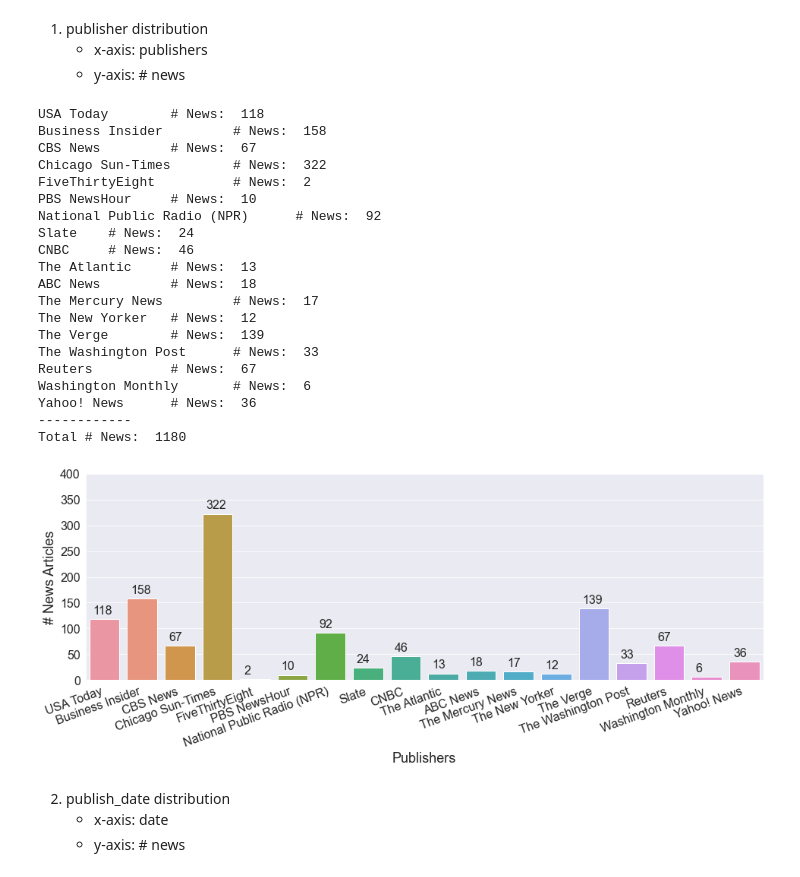
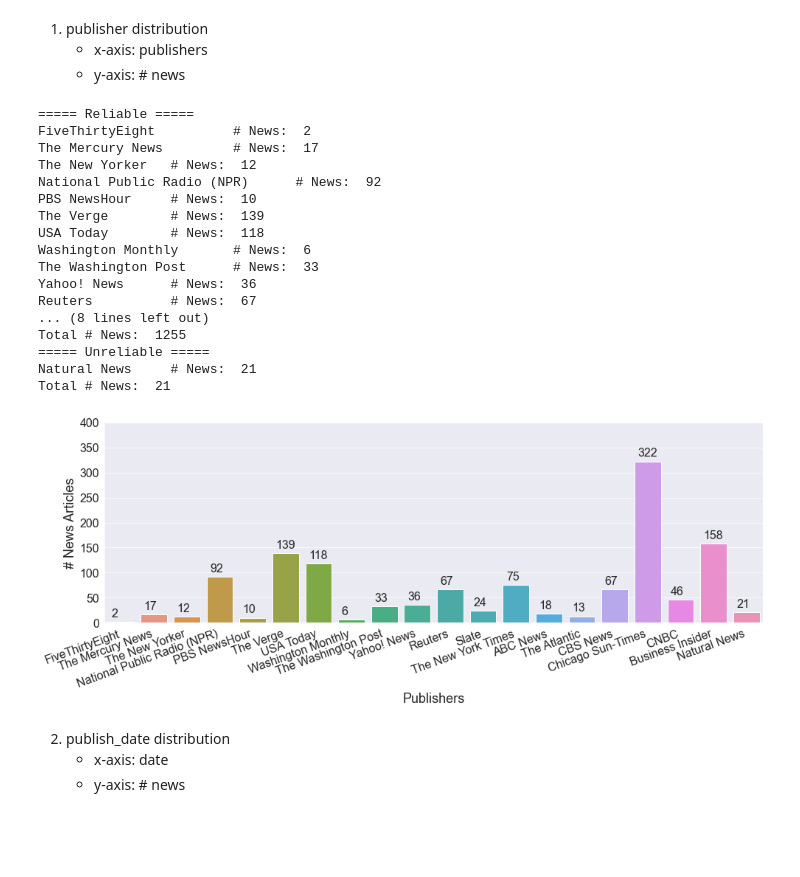
Before and after one commit to apurvamulay/ReCOVery, a Jupyter notebook: code/DataDistribution.ipynb, the cells around one changed output. Cells and saved outputs as stored; diff of their text form; code cells hidden in the pictures; blank space fills up the shorter version.

```diff
--- a/code/DataDistribution.ipynb
+++ b/code/DataDistribution.ipynb
@@ -53,54 +80,64 @@ print(news_publishers)
     - x-axis: publishers
     - y-axis: # news
 # %%
-total_news = 0
-
 news_publishers = []
 news_nums = []
-for CSV_FILE_NAME in CSV_FILE_NAMES:
+
+print("===== Reliable =====")
+total_news = 0
+for CSV_FILE_NAME in CSV_FILE_NAMES0:
     if CSV_FILE_NAME[:12]=="news-dataset":
-        df = pd.read_csv(CSV_FILE_DIR + '/' + CSV_FILE_NAME)
+        df = pd.read_csv(CSV_FILE_DIR0 + '/' + CSV_FILE_NAME)
         print(df['publisher'][0], "\t # News: ", df.shape[0])
 
         news_publishers.append(df['publisher'][0])
         news_nums.append(df.shape[0])
 
         total_news += df.shape[0]
-print("------------")
+print("Total # News: ", total_news)
+
+print("===== Unreliable =====")
+total_news = 0
+for CSV_FILE_NAME in CSV_FILE_NAMES1:
+    if CSV_FILE_NAME[:12]=="news-dataset":
+        df = pd.read_csv(CSV_FILE_DIR1 + '/' + CSV_FILE_NAME)
+        print(df['publisher'][0], "\t # News: ", df.shape[0])
+
+        news_publishers.append(df['publisher'][0])
+        news_nums.append(df.shape[0])
+
+        total_news += df.shape[0]
 print("Total # News: ", total_news)
 
 plt.figure(figsize=(16,5))
 ax = sns.barplot(x=news_publishers,y=news_nums)
 for p in ax.patches:
         ax.annotate('{:.0f}'.format(p.get_height()), (p.get_x()+0.1, p.get_height()+10))
 plt.xticks(rotation=20, horizontalalignment='right')
 plt.xlabel('Publishers')
 plt.ylabel('# News Articles')
 plt.ylim([0,400])
 plt.savefig(CSV_FILE_DIR_HEAD+'figure/publisher_newsNum.eps', bbox_inches='tight')
 plt.show()
 # %% [output]
-USA Today        # News:  118
-Business Insider         # News:  158
-CBS News         # News:  67
-Chicago Sun-Times        # News:  322
+===== Reliable =====
 FiveThirtyEight          # News:  2
-PBS NewsHour     # News:  10
-National Public Radio (NPR)      # News:  92
-Slate    # News:  24
-CNBC     # News:  46
-The Atlantic     # News:  13
-ABC News         # News:  18
 The Mercury News         # News:  17
 The New Yorker   # News:  12
+National Public Radio (NPR)      # News:  92
+PBS NewsHour     # News:  10
 The Verge        # News:  139
+USA Today        # News:  118
+Washington Monthly       # News:  6
 The Washington Post      # News:  33
+Yahoo! News      # News:  36
 Reuters          # News:  67
-Washington Monthly       # News:  6
-Yahoo! News      # News:  36
-------------
-Total # News:  1180
+... (8 lines left out)
+Total # News:  1255
+===== Unreliable =====
+Natural News     # News:  21
+Total # News:  21
-[figure, old version]
+[figure, new version]
 # %% [markdown]
 2. publish_date distribution
     - x-axis: date
```
Also changed, not shown: parts of 6 cells of this notebook, 5 other files.
